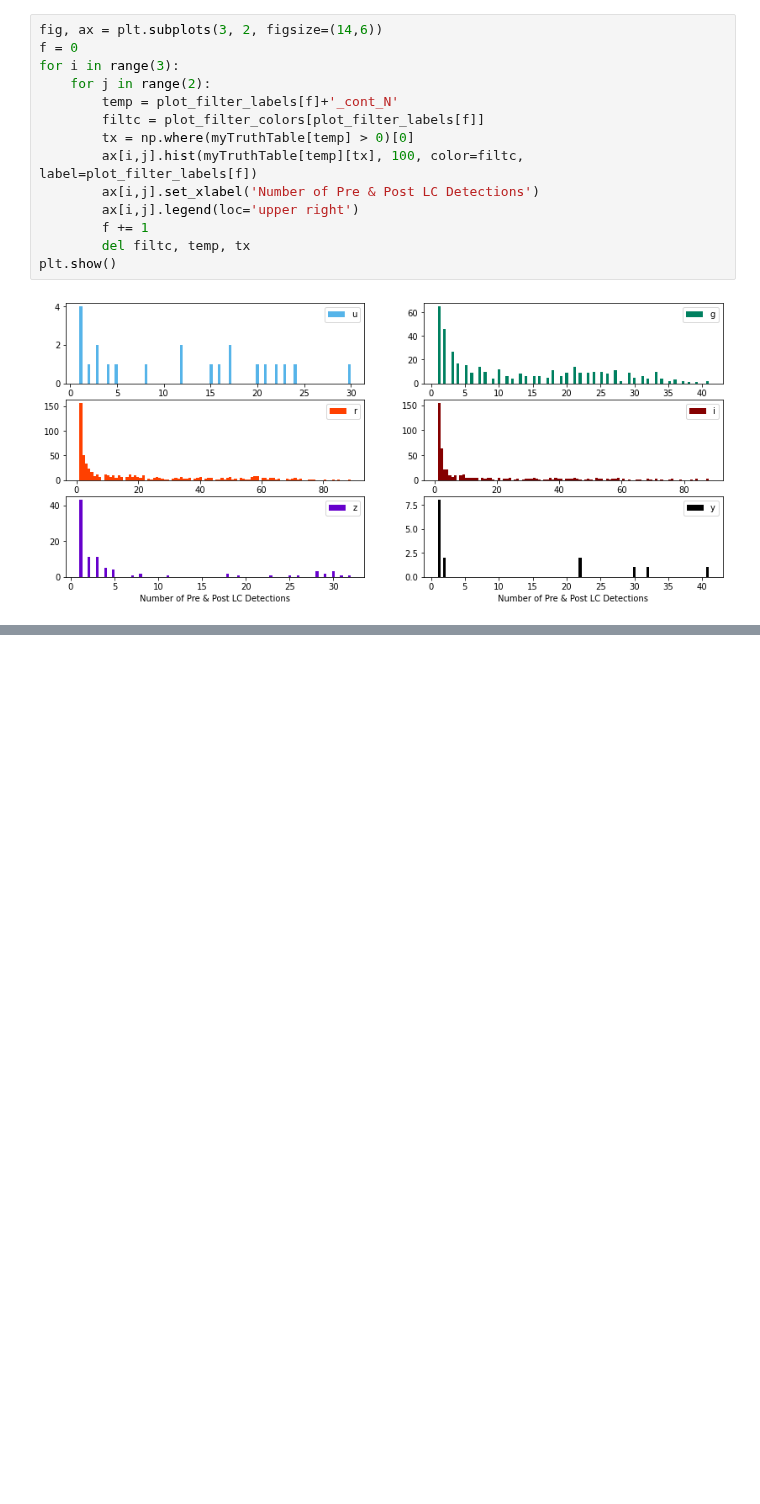
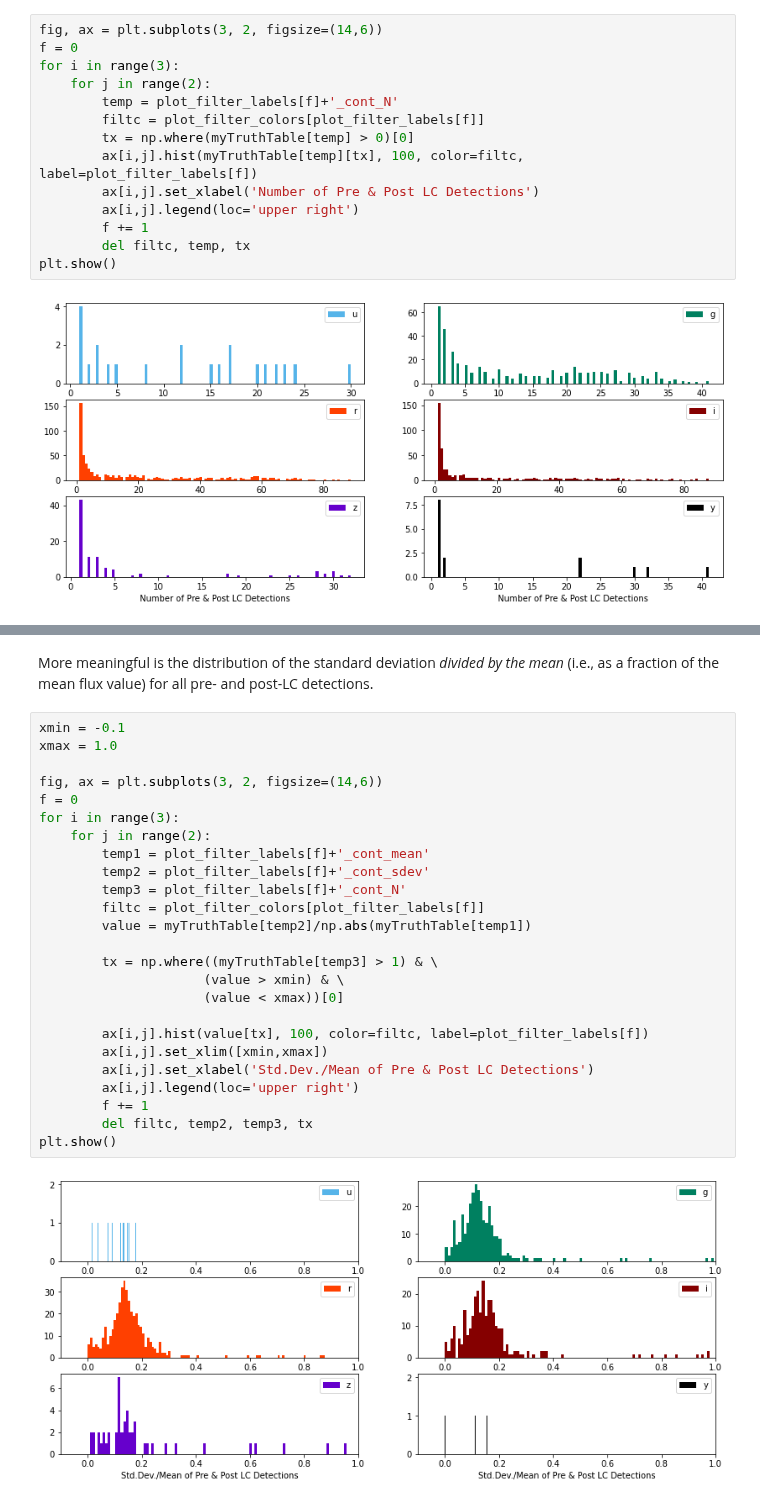
Before and after one commit to rubin-dp0/cst-dev, a Jupyter notebook: MLG_sandbox/DP02/explore_SNIa_template_contamination.ipynb, the cells around one changed output, grey strips where cells are left out. Cells and saved outputs as stored; diff of their text form; blank space fills up the shorter version.

```diff
--- a/MLG_sandbox/DP02/explore_SNIa_template_contamination.ipynb
+++ b/MLG_sandbox/DP02/explore_SNIa_template_contamination.ipynb
@@ -330,0 +334,29 @@ plt.show()
+# %% [markdown]
+More meaningful is the distribution of the standard deviation *divided by the mean* (i.e., as a fraction of the mean flux value) for all pre- and post-LC detections.
+# %%
+xmin = -0.1
+xmax = 1.0
+
+fig, ax = plt.subplots(3, 2, figsize=(14,6))
+f = 0
+for i in range(3):
+    for j in range(2):
+        temp1 = plot_filter_labels[f]+'_cont_mean'
+        temp2 = plot_filter_labels[f]+'_cont_sdev'
+        temp3 = plot_filter_labels[f]+'_cont_N'
+        filtc = plot_filter_colors[plot_filter_labels[f]]
+        value = myTruthTable[temp2]/np.abs(myTruthTable[temp1])
+
+        tx = np.where((myTruthTable[temp3] > 1) & \
+                     (value > xmin) & \
+                     (value < xmax))[0]
+
+        ax[i,j].hist(value[tx], 100, color=filtc, label=plot_filter_labels[f])
+        ax[i,j].set_xlim([xmin,xmax])
+        ax[i,j].set_xlabel('Std.Dev./Mean of Pre & Post LC Detections')
+        ax[i,j].legend(loc='upper right')
+        f += 1
+        del filtc, temp2, temp3, tx
+plt.show()
+# %% [output]
+[figure, added]
```
Also changed, not shown: parts of 7 cells of this notebook.
